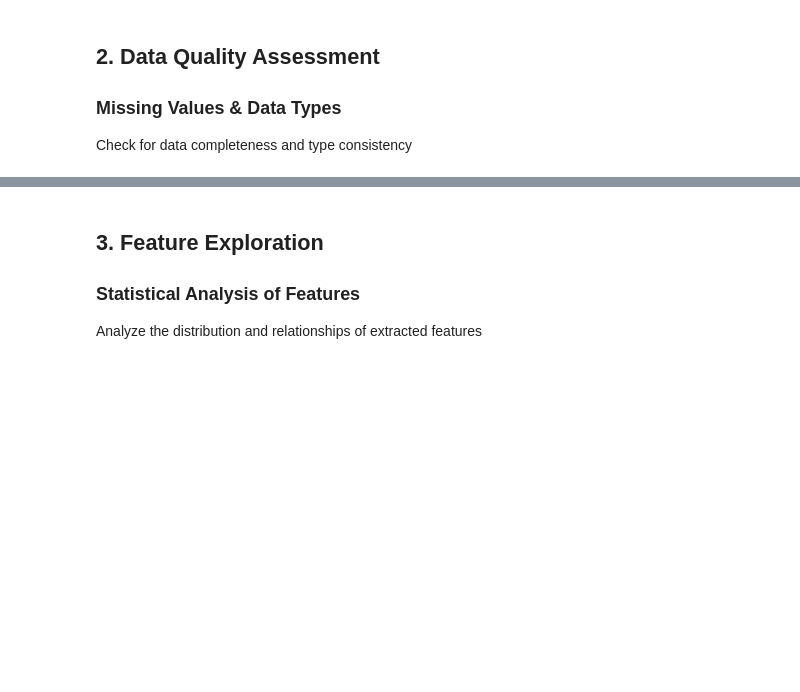
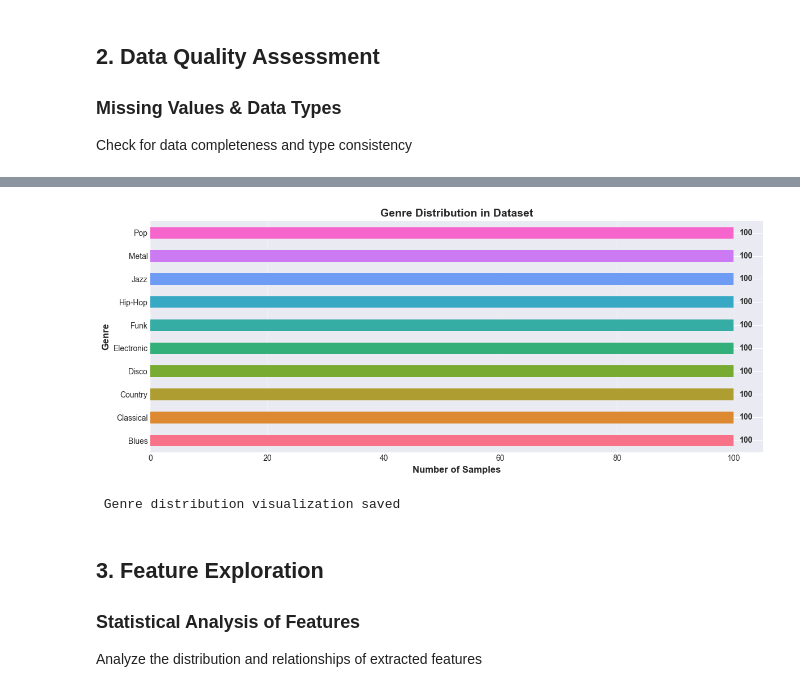
Before and after one commit to JMaestasMSU/Music_Feature_Analysis, a Jupyter notebook: notebooks/01_EDA.ipynb, the cells around one changed output, grey strips where cells are left out. Cells and saved outputs as stored; diff of their text form; code cells hidden in the pictures; blank space fills up the shorter version.

```diff
--- a/notebooks/01_EDA.ipynb
+++ b/notebooks/01_EDA.ipynb
@@ -169,24 +276,31 @@ print(df.describe())
 # %%
 # Visualize genre distribution
+import os
 fig, ax = plt.subplots(1, 1, figsize=(12, 5))
 
 genre_counts = df['genre'].value_counts().sort_values(ascending=False)
 colors = sns.color_palette("husl", len(genre_counts))
 genre_counts.plot(kind='barh', ax=ax, color=colors)
 
 ax.set_xlabel('Number of Samples', fontsize=12, fontweight='bold')
 ax.set_ylabel('Genre', fontsize=12, fontweight='bold')
 ax.set_title('Genre Distribution in Dataset', fontsize=14, fontweight='bold')
 ax.grid(axis='x', alpha=0.3)
 
 for i, v in enumerate(genre_counts):
     ax.text(v + 1, i, str(v), va='center', fontweight='bold')
 
 plt.tight_layout()
-plt.savefig('../presentation/figures/01_genre_distribution.png', dpi=300, bbox_inches='tight')
+# Ensure output directory exists before saving
+output_dir = '../presentation/figures'
+os.makedirs(output_dir, exist_ok=True)
+plt.savefig(os.path.join(output_dir, '01_genre_distribution.png'), dpi=300, bbox_inches='tight')
 plt.show()
 
 print(f" Genre distribution visualization saved")
+# %% [output]
+[figure, added]
+ Genre distribution visualization saved
 # %% [markdown]
 ## 3. Feature Exploration
 
```
Also changed, not shown: parts of 15 cells of this notebook, 29 other files.
